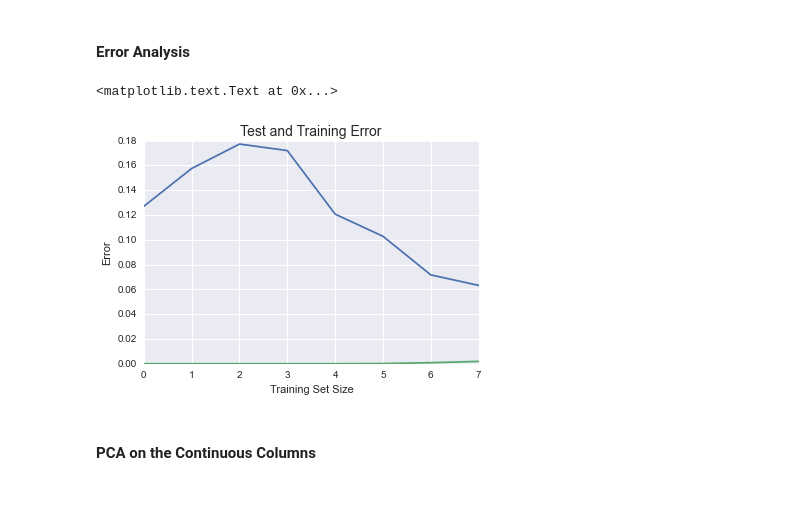
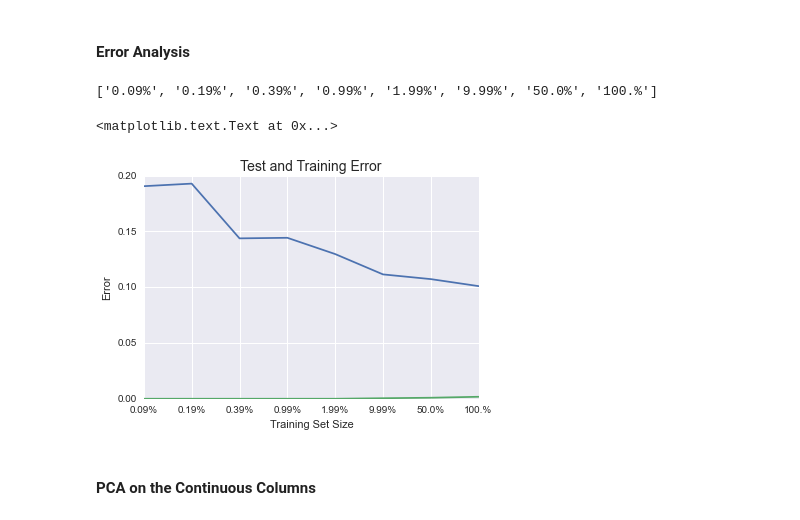
Before and after one commit to ionox0/ML_Kaggle, a Jupyter notebook: code/Competition.ipynb, the cells around one changed output. Cells and saved outputs as stored; diff of their text form; code cells hidden in the pictures.

```diff
--- a/code/Competition.ipynb
+++ b/code/Competition.ipynb
@@ -341,4 +368,4 @@ X = X_train_sample[best_cols[:10]].as_matrix()
 # %%
-X_train, X_test, y_train, y_test = train_test_split(X, y_sample, test_size=0.3)
+X_train, X_test, y_train, y_test = train_test_split(X, y, test_size=0.3)
 # %%
 rf_clf.fit(X_train, y_train)
@@ -474,7 +491,15 @@ wrong[(wrong.false_negatives > 1) & (wrong.false_positives > 1)]
 # %% [markdown]
 #### Error Analysis
 # %%
-X_best_cols = X_train_dummies[best_cols[:100]]
+X_best_cols = X_train_dummies[best_cols]
+# %%
+sample_sizes = [
+    int(rows/1000), int(rows/500), int(rows/250),
+    int(rows/100), int(rows/50), int(rows/10),
+    int(rows/2), rows
+]
+# %%
+ticks = [str((s / rows) * 100)[:4] + '%' for s in sample_sizes]
 # %%
 rows = X_train_dummies.shape[0]
 sample_sizes = [
@@ -494,16 +519,24 @@ for sample in sample_sizes:
     test_error = 1 - rf_clf.score(X_test, y_test)
     training_errors.append(train_error)
     test_errors.append(test_error)
+# %%
+ticks
+# %% [output]
+['0.09%', '0.19%', '0.39%', '0.99%', '1.99%', '9.99%', '50.0%', '100.%']
 # %%
-plt.figure()
-pd.Series(test_errors).plot()
-pd.Series(training_errors).plot()
+ax = plt.figure()
+test_err = pd.Series(test_errors)
+train_err = pd.Series(training_errors)
+test_err.index = ticks
+train_err.index = ticks
+test_err.plot()
+train_err.plot()
 plt.xlabel('Training Set Size')
 plt.ylabel('Error')
 plt.title('Test and Training Error', fontsize=14)
 # %% [output]
 <matplotlib.text.Text at 0x...>
-[figure, old version]
+[figure, new version]
 # %% [markdown]
 #### PCA on the Continuous Columns
 # %%
```
Also changed, not shown: parts of 46 cells of this notebook, 1 other file.
